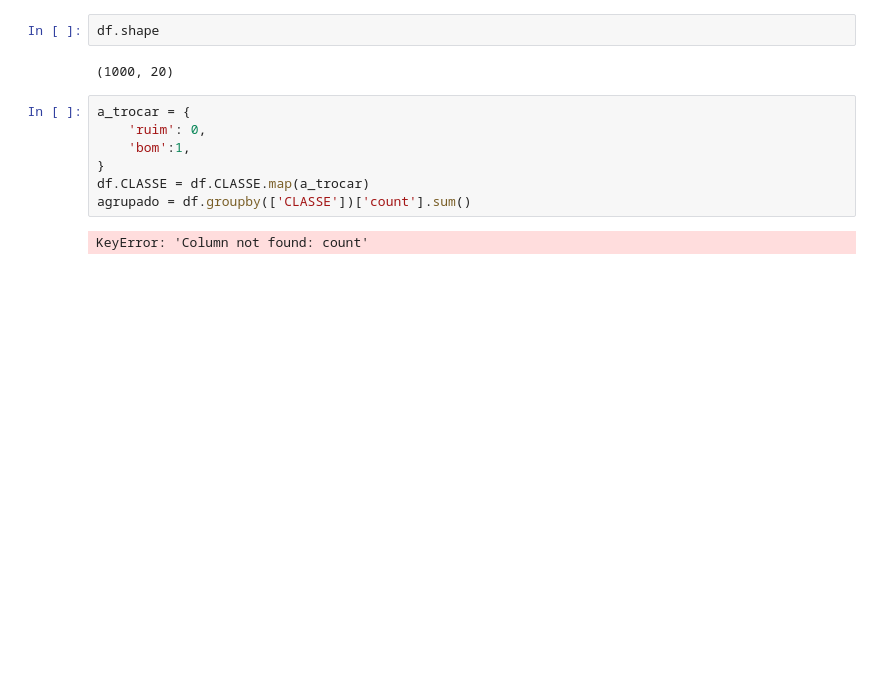
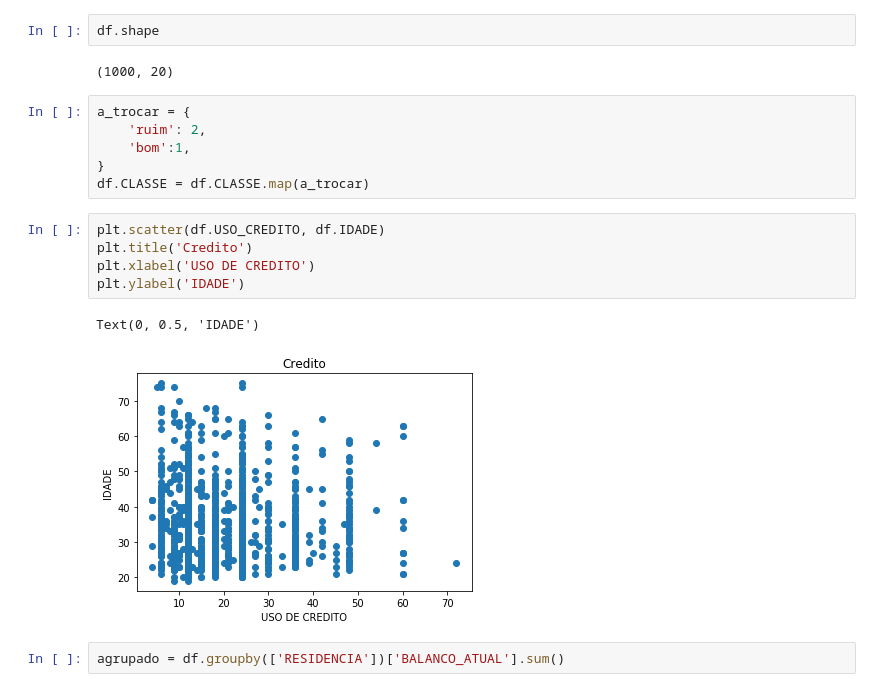
Before and after one commit to doctorget/WKD-Default-Reduction, a Jupyter notebook: Data Exploration.ipynb, the cells around one changed output. Saved outputs shown, nothing was run; the diff lists cells and outputs as text; blank space fills up the shorter version.

```diff
--- a/Data Exploration.ipynb
+++ b/Data Exploration.ipynb
@@ -17,11 +19,18 @@ df.shape
 (1000, 20)
 # %%
 a_trocar = {
-    'ruim': 0,
+    'ruim': 2,
     'bom':1,
 }
 df.CLASSE = df.CLASSE.map(a_trocar)
-agrupado = df.groupby(['CLASSE'])['count'].sum()
-# %% [output]
-KeyError: 'Column not found: count'
+# %%
+plt.scatter(df.USO_CREDITO, df.IDADE)
+plt.title('Credito')
+plt.xlabel('USO DE CREDITO')
+plt.ylabel('IDADE')
+# %% [output]
+Text(0, 0.5, 'IDADE')
+[figure, added]
+# %%
+agrupado = df.groupby(['RESIDENCIA'])['BALANCO_ATUAL'].sum()
 # %%
```
Also changed, not shown: parts of 4 cells of this notebook, 1 other file.
